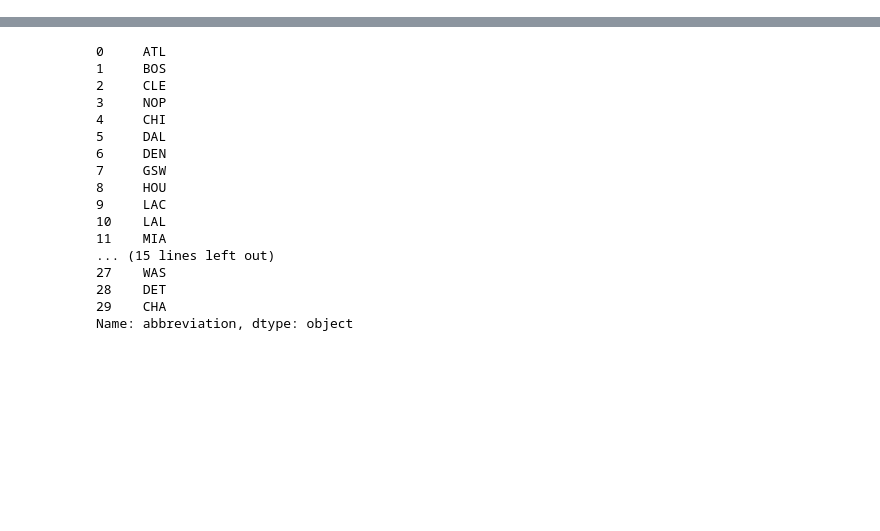
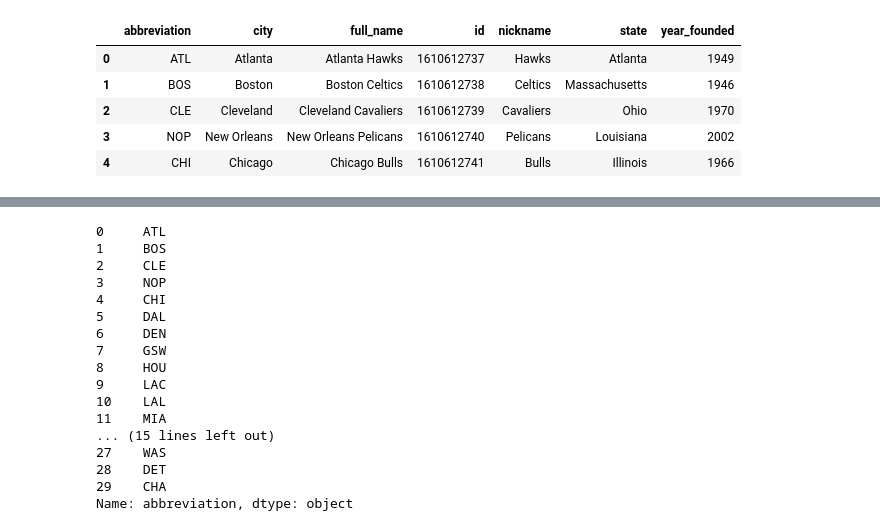
Before and after one commit to callaunchpad/BalliNN, a Jupyter notebook: Game_by_Game.ipynb, the cells around one changed output, grey strips where cells are left out. Saved outputs shown, nothing was run; the diff lists cells and outputs as text; code cells hidden in the pictures; blank space fills up the shorter version.

```diff
--- a/Game_by_Game.ipynb
+++ b/Game_by_Game.ipynb
@@ -14,3 +14,13 @@ def save_obj(obj, filename, dirname='pickle_files', ):
 def load_obj(filename, dirname='pickle_files'):
     with open(path.join(dirname, filename + '.pkl'), 'rb') as f:
         return pickle.load(f)
+# %%
+teams_df = pd.DataFrame(teams.get_teams())
+teams_df.head()
+# %% [output]
+|  | abbreviation | city | full_name | id | nickname | state | year_founded |
+| 0 | ATL | Atlanta | Atlanta Hawks | 1610612737 | Hawks | Atlanta | 1949 |
+| 1 | BOS | Boston | Boston Celtics | 1610612738 | Celtics | Massachusetts | 1946 |
+| 2 | CLE | Cleveland | Cleveland Cavaliers | 1610612739 | Cavaliers | Ohio | 1970 |
+| 3 | NOP | New Orleans | New Orleans Pelicans | 1610612740 | Pelicans | Louisiana | 2002 |
+| 4 | CHI | Chicago | Chicago Bulls | 1610612741 | Bulls | Illinois | 1966 |
```
Also changed, not shown: parts of 29 cells of this notebook, 2 other files.
